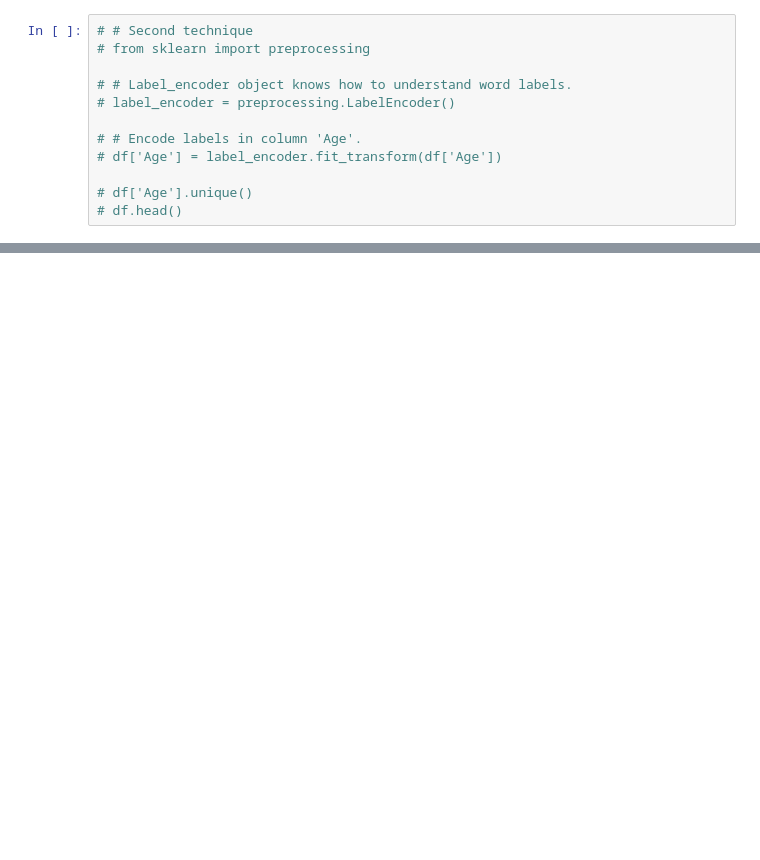
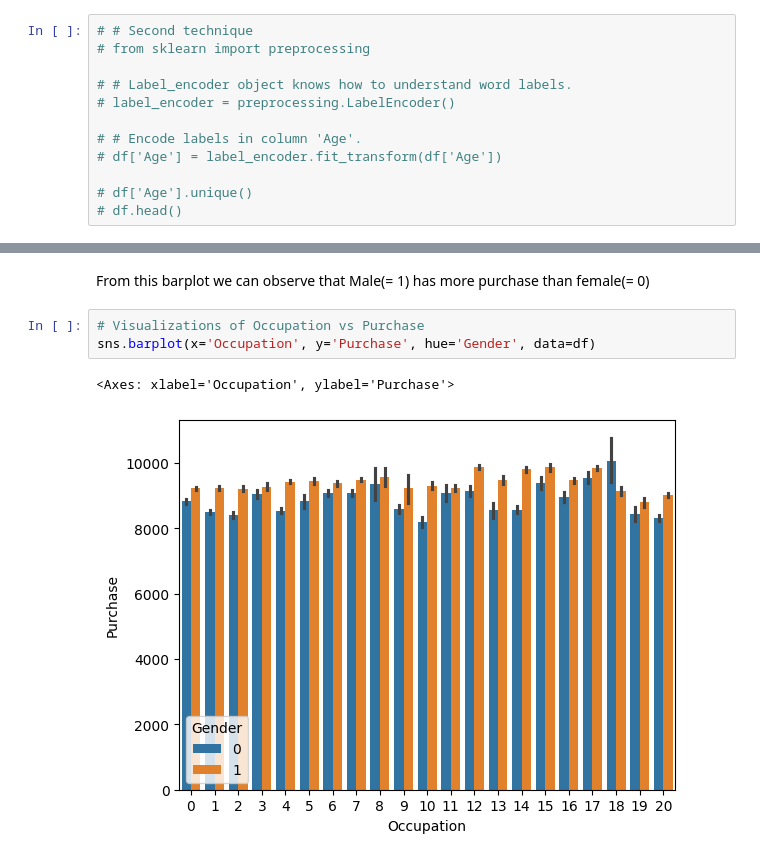
Before and after one commit to adarshukla27/EDA-and-Feature-Engineering, a Jupyter notebook: Notebooks/Black_Friday.ipynb, the cells around one changed output, grey strips where cells are left out. Drawn from its saved outputs; the diff is of its cells as text; blank space fills up the shorter version.

```diff
--- a/Notebooks/Black_Friday.ipynb
+++ b/Notebooks/Black_Friday.ipynb
@@ -158,0 +395,8 @@ df.head()
+# %% [markdown]
+From this barplot we can observe that Male(= 1) has more purchase than female(= 0)
+# %%
+# Visualizations of Occupation vs Purchase
+sns.barplot(x='Occupation', y='Purchase', hue='Gender', data=df)
+# %% [output]
+<Axes: xlabel='Occupation', ylabel='Purchase'>
+[figure, added]
```
Also changed, not shown: parts of 36 cells of this notebook.
